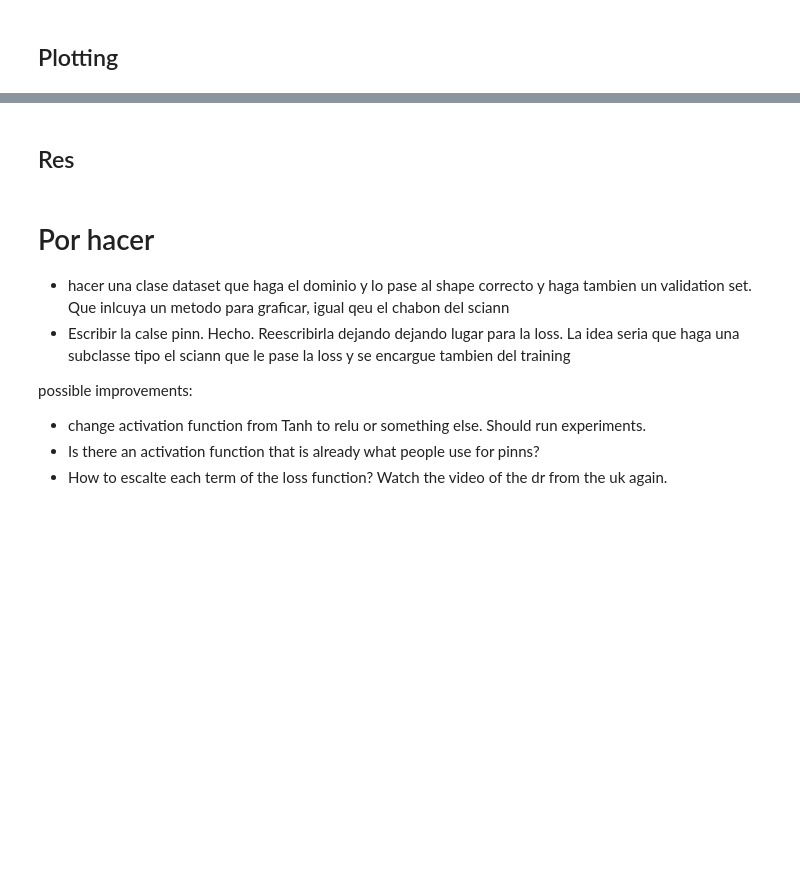
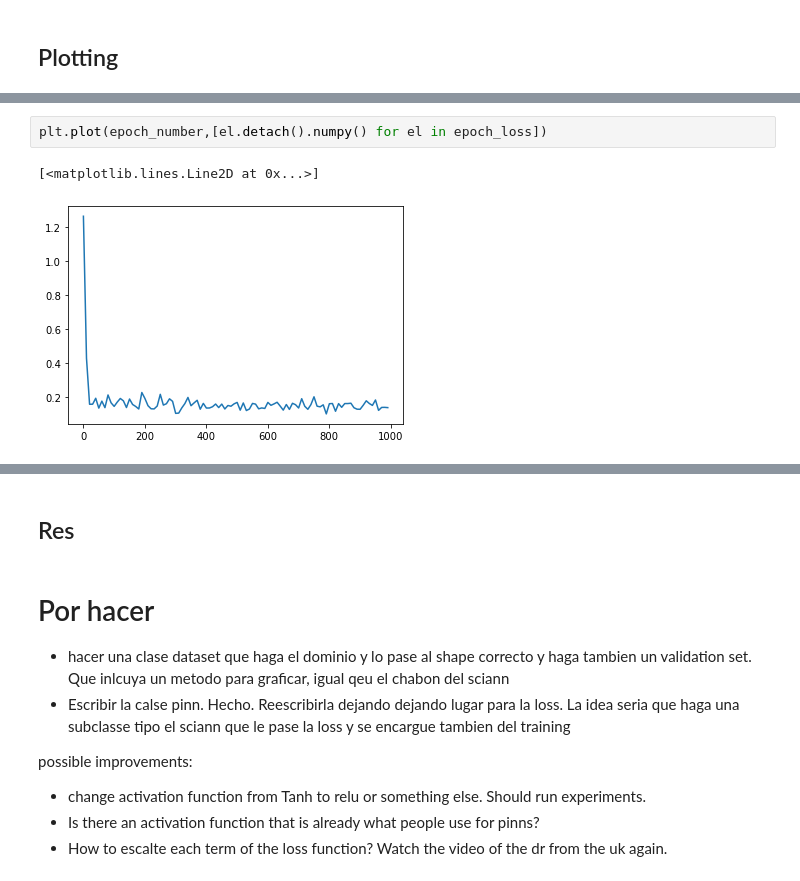
Before and after one commit to carlogf/Solving_pdes_with_piNNs, a Jupyter notebook: heat_equation_pytorch.ipynb, the cells around one changed output, grey strips where cells are left out. Saved outputs shown, nothing was run; the diff lists cells and outputs as text; blank space fills up the shorter version.

```diff
--- a/heat_equation_pytorch.ipynb
+++ b/heat_equation_pytorch.ipynb
@@ -238,0 +286,5 @@ KeyboardInterrupt:
+# %%
+plt.plot(epoch_number,[el.detach().numpy() for el in epoch_loss])
+# %% [output]
+[<matplotlib.lines.Line2D at 0x...>]
+[figure, added]
```
Also changed, not shown: parts of 20 cells of this notebook, 1 other file.
